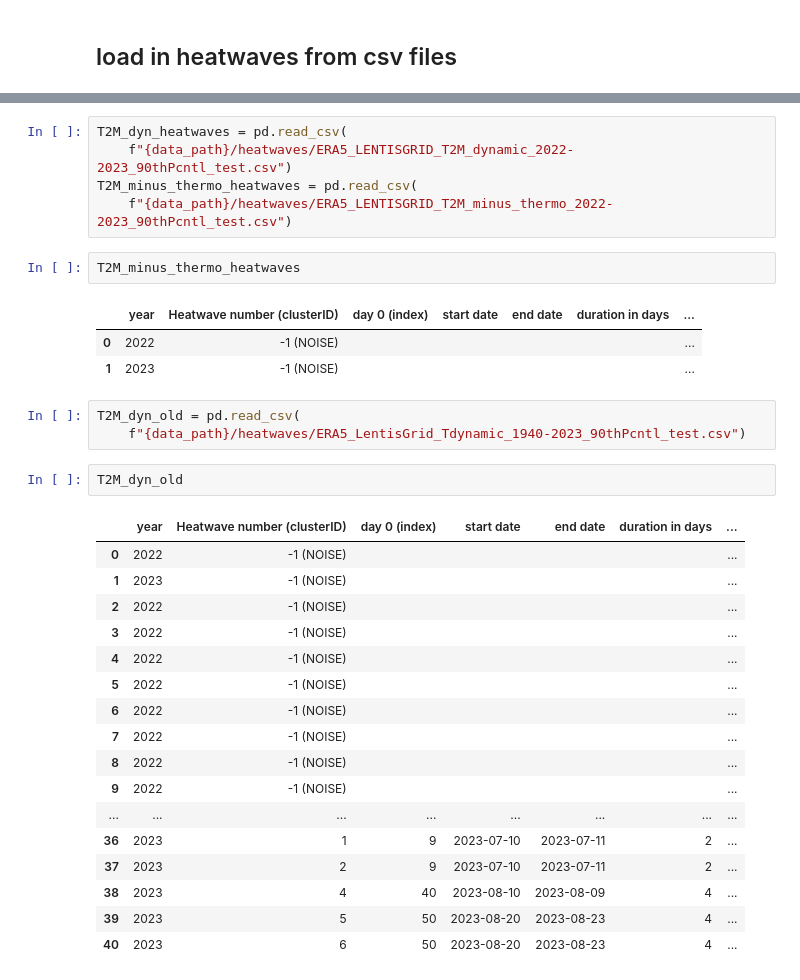
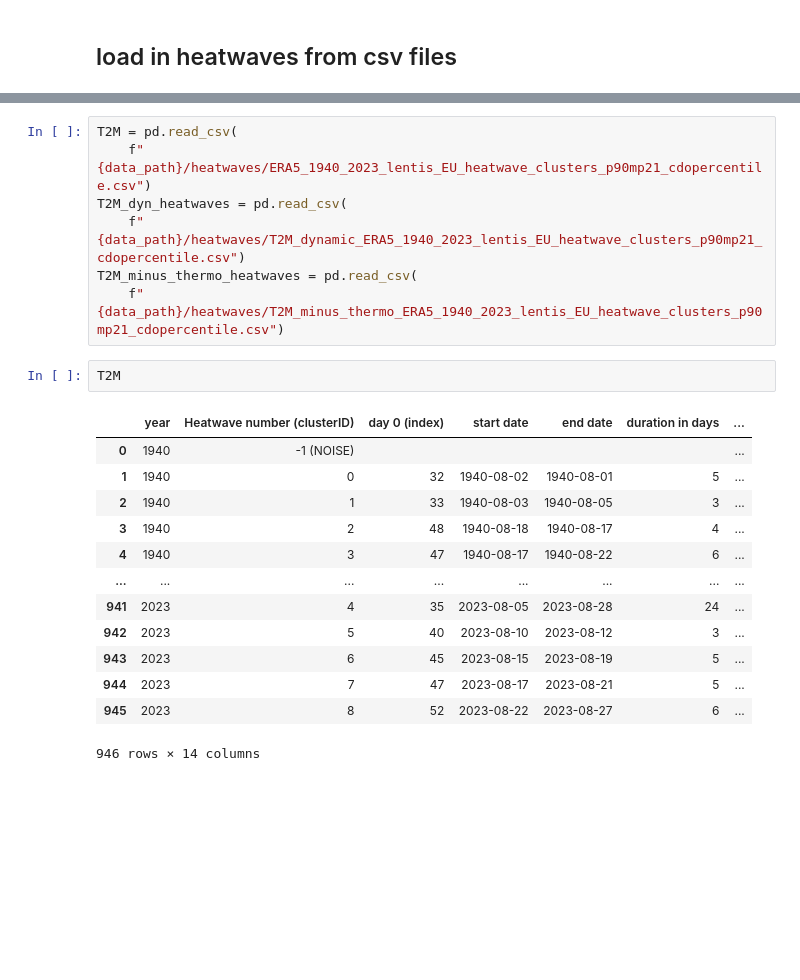
Before and after one commit to tamarahappe/HeaT, a Jupyter notebook: Notebooks/gdbscan_heatwaves_analysis.ipynb, the cells around one changed output, grey strips where cells are left out. Cells and saved outputs as stored; diff of their text form; blank space fills up the shorter version.

Commit message:
updated gdbscan heatwave analysis of ERA5, as done on IVM cluster. Created TF records of ERA5 heatwaves.

```diff
--- a/Notebooks/gdbscan_heatwaves_analysis.ipynb
+++ b/Notebooks/gdbscan_heatwaves_analysis.ipynb
@@ -50,34 +60,23 @@ drwxrwx---+ 5 thappe thappe 4.0K Jan 28 12:39 ../
 # %%
+T2M = pd.read_csv(
+    f"{data_path}/heatwaves/ERA5_1940_2023_lentis_EU_heatwave_clusters_p90mp21_cdopercentile.csv")
 T2M_dyn_heatwaves = pd.read_csv(
-    f"{data_path}/heatwaves/ERA5_LENTISGRID_T2M_dynamic_2022-2023_90thPcntl_test.csv")
+    f"{data_path}/heatwaves/T2M_dynamic_ERA5_1940_2023_lentis_EU_heatwave_clusters_p90mp21_cdopercentile.csv")
 T2M_minus_thermo_heatwaves = pd.read_csv(
-    f"{data_path}/heatwaves/ERA5_LENTISGRID_T2M_minus_thermo_2022-2023_90thPcntl_test.csv")
+    f"{data_path}/heatwaves/T2M_minus_thermo_ERA5_1940_2023_lentis_EU_heatwave_clusters_p90mp21_cdopercentile.csv")
 # %%
-T2M_minus_thermo_heatwaves
+T2M
 # %% [output]
 |  | year | Heatwave number (clusterID) | day 0 (index) | start date | end date | duration in days | ... |
-| 0 | 2022 | -1 (NOISE) |  |  |  |  | ... |
-| 1 | 2023 | -1 (NOISE) |  |  |  |  | ... |
+| 0 | 1940 | -1 (NOISE) |  |  |  |  | ... |
+| 1 | 1940 | 0 | 32 | 1940-08-02 | 1940-08-01 | 5 | ... |
+| 2 | 1940 | 1 | 33 | 1940-08-03 | 1940-08-05 | 3 | ... |
+| 3 | 1940 | 2 | 48 | 1940-08-18 | 1940-08-17 | 4 | ... |
+| 4 | 1940 | 3 | 47 | 1940-08-17 | 1940-08-22 | 6 | ... |
+| ... | ... | ... | ... | ... | ... | ... | ... |
+| 941 | 2023 | 4 | 35 | 2023-08-05 | 2023-08-28 | 24 | ... |
+| 942 | 2023 | 5 | 40 | 2023-08-10 | 2023-08-12 | 3 | ... |
+| 943 | 2023 | 6 | 45 | 2023-08-15 | 2023-08-19 | 5 | ... |
+| 944 | 2023 | 7 | 47 | 2023-08-17 | 2023-08-21 | 5 | ... |
+| 945 | 2023 | 8 | 52 | 2023-08-22 | 2023-08-27 | 6 | ... |
+946 rows × 14 columns
-# %%
-T2M_dyn_old = pd.read_csv(
-    f"{data_path}/heatwaves/ERA5_LentisGrid_Tdynamic_1940-2023_90thPcntl_test.csv")
-# %%
-T2M_dyn_old
-# %% [output]
-|  | year | Heatwave number (clusterID) | day 0 (index) | start date | end date | duration in days | ... |
-| 0 | 2022 | -1 (NOISE) |  |  |  |  | ... |
-| 1 | 2023 | -1 (NOISE) |  |  |  |  | ... |
-| 2 | 2022 | -1 (NOISE) |  |  |  |  | ... |
-| 3 | 2022 | -1 (NOISE) |  |  |  |  | ... |
-| 4 | 2022 | -1 (NOISE) |  |  |  |  | ... |
-| 5 | 2022 | -1 (NOISE) |  |  |  |  | ... |
-| 6 | 2022 | -1 (NOISE) |  |  |  |  | ... |
-| 7 | 2022 | -1 (NOISE) |  |  |  |  | ... |
-| 8 | 2022 | -1 (NOISE) |  |  |  |  | ... |
-| 9 | 2022 | -1 (NOISE) |  |  |  |  | ... |
-| ... | ... | ... | ... | ... | ... | ... | ... |
-| 36 | 2023 | 1 | 9 | 2023-07-10 | 2023-07-11 | 2 | ... |
-| 37 | 2023 | 2 | 9 | 2023-07-10 | 2023-07-11 | 2 | ... |
-| 38 | 2023 | 4 | 40 | 2023-08-10 | 2023-08-09 | 4 | ... |
-| 39 | 2023 | 5 | 50 | 2023-08-20 | 2023-08-23 | 4 | ... |
-| 40 | 2023 | 6 | 50 | 2023-08-20 | 2023-08-23 | 4 | ... |
```
Also changed, not shown: parts of 11 cells of this notebook, 2 other files.
